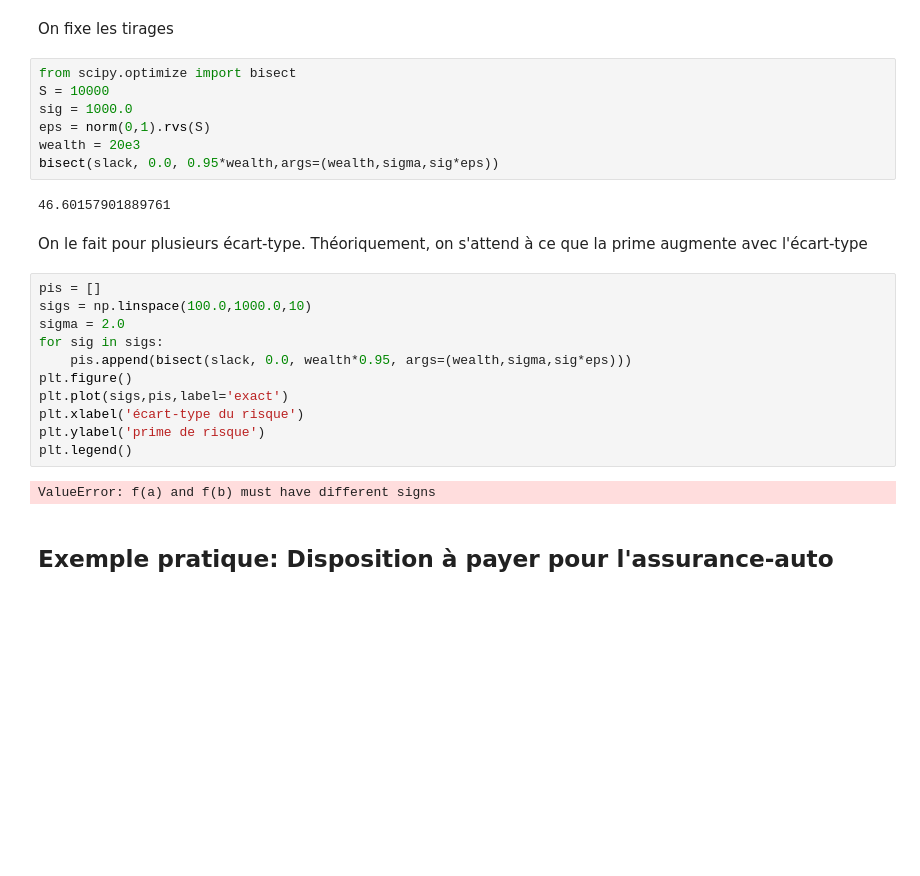
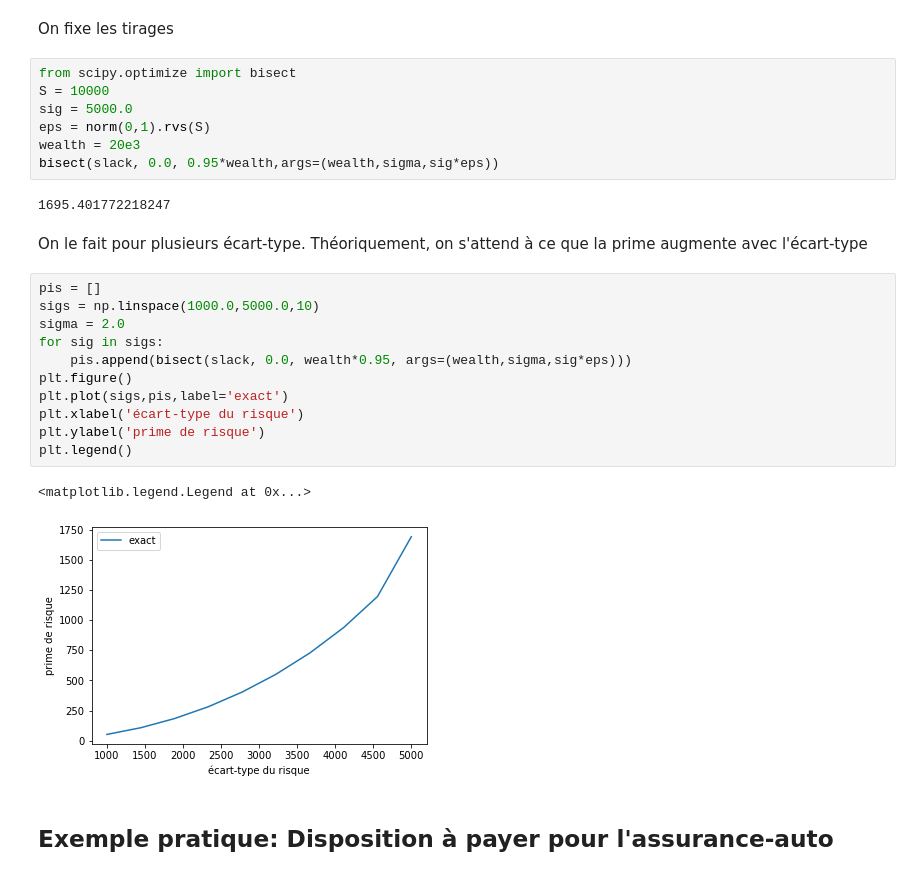
Before and after one commit to pcmichaud/micro, a Jupyter notebook: notebooks/AversionRisqueExemple.ipynb, the cells around one changed output. Cells and saved outputs as stored; diff of their text form; blank space fills up the shorter version.

```diff
--- a/notebooks/AversionRisqueExemple.ipynb
+++ b/notebooks/AversionRisqueExemple.ipynb
@@ -73,27 +79,28 @@ On fixe les tirages
 # %%
 from scipy.optimize import bisect
 S = 10000
-sig = 1000.0
+sig = 5000.0
 eps = norm(0,1).rvs(S)
 wealth = 20e3
 bisect(slack, 0.0, 0.95*wealth,args=(wealth,sigma,sig*eps))
 # %% [output]
-46.60157901889761
+1695.401772218247
 # %% [markdown]
 On le fait pour plusieurs écart-type. Théoriquement, on s'attend à ce que la prime augmente avec l'écart-type
 # %%
 pis = []
-sigs = np.linspace(100.0,1000.0,10)
+sigs = np.linspace(1000.0,5000.0,10)
 sigma = 2.0
 for sig in sigs:
     pis.append(bisect(slack, 0.0, wealth*0.95, args=(wealth,sigma,sig*eps)))
 plt.figure()
 plt.plot(sigs,pis,label='exact')
 plt.xlabel('écart-type du risque')
 plt.ylabel('prime de risque')
 plt.legend()
 # %% [output]
-ValueError: f(a) and f(b) must have different signs
+<matplotlib.legend.Legend at 0x...>
+[figure, added]
 # %% [markdown]
 ## Exemple pratique: Disposition à payer pour l'assurance-auto
 # %% [markdown]
```
Also changed, not shown: parts of 11 cells of this notebook.
